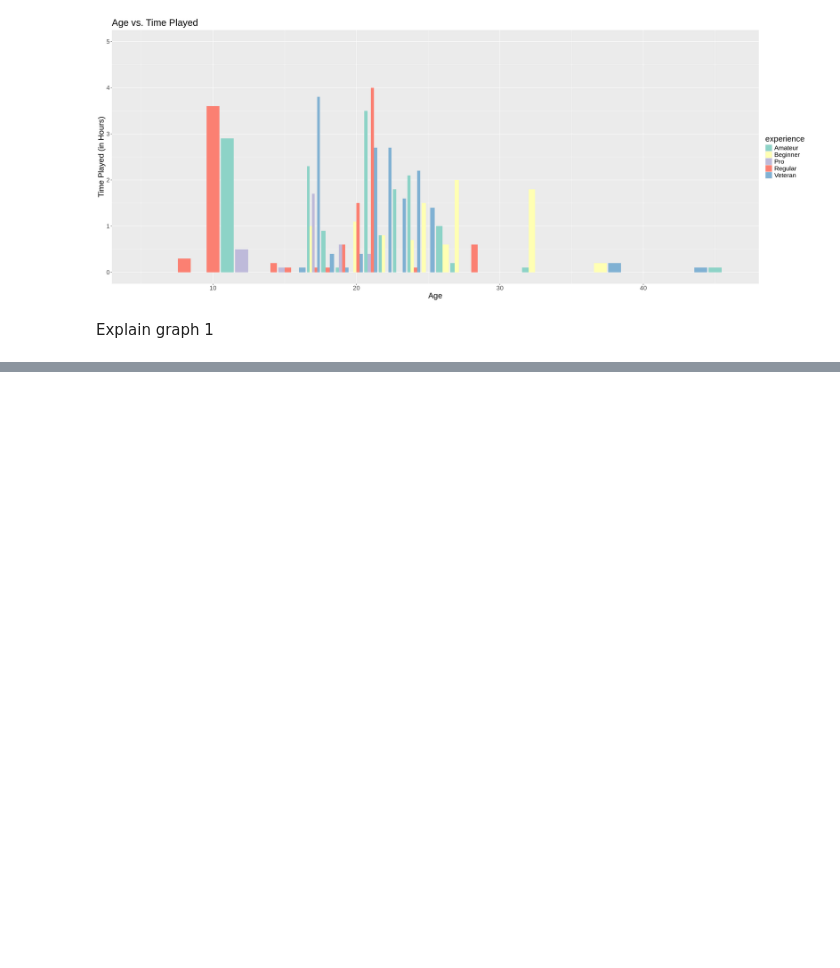
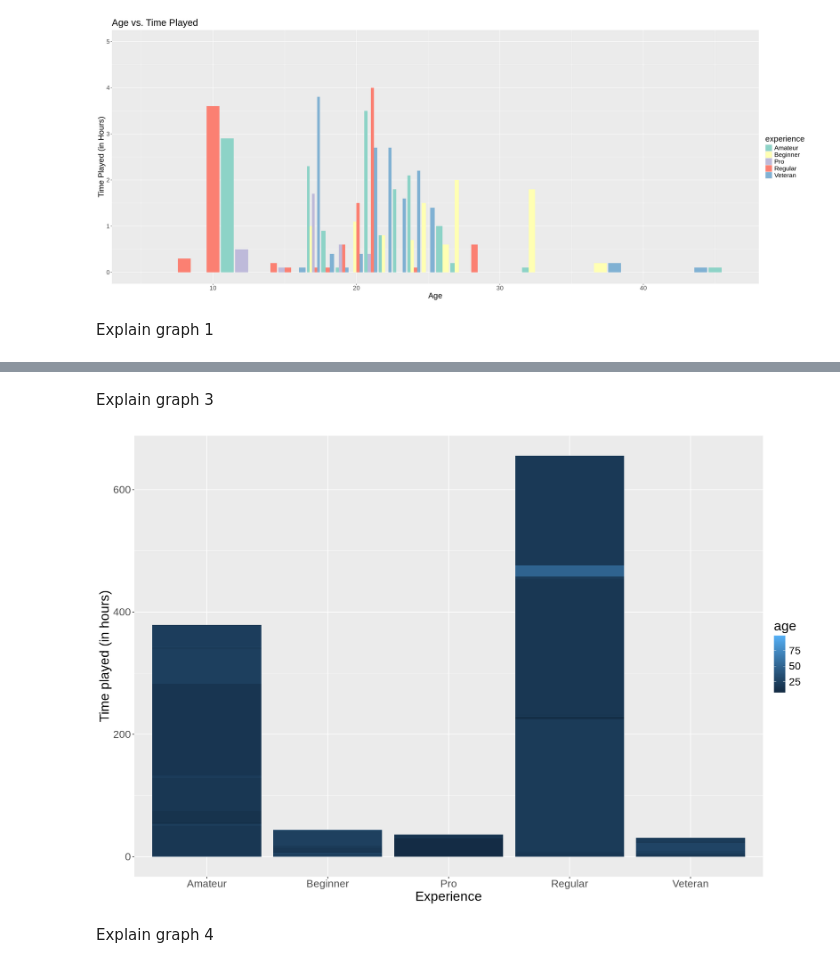
Before and after one commit to liambaldin/DSCI-100-Project-Planning-Stage, a Jupyter notebook: New_Project_Planning.ipynb, the cells around one changed output, grey strips where cells are left out. Drawn from its saved outputs; the diff is of its cells as text; code cells hidden in the pictures; blank space fills up the shorter version.

```diff
--- a/New_Project_Planning.ipynb
+++ b/New_Project_Planning.ipynb
@@ -99,0 +157,12 @@ Explain graph 1
+# %% [markdown]
+Explain graph 3
+# %%
+experience_plot <- gender_plot <- ggplot(players_relevant, aes(x = experience, y = played_hours, fill = age)) +
+                geom_bar(stat = "identity") +
+                labs(x = "Experience", y = "Time played (in hours)", color = "Age") +
+                theme(text = element_text(size=20))
+experience_plot
+# %% [output]
+[figure, added]
+# %% [markdown]
+Explain graph 4
```
Also changed, not shown: parts of 7 cells of this notebook.
